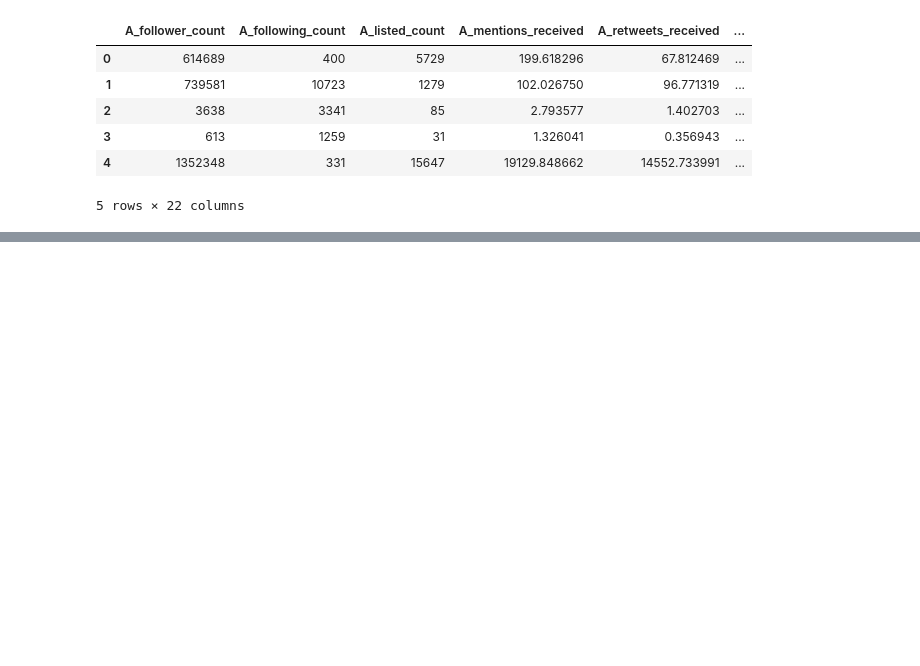
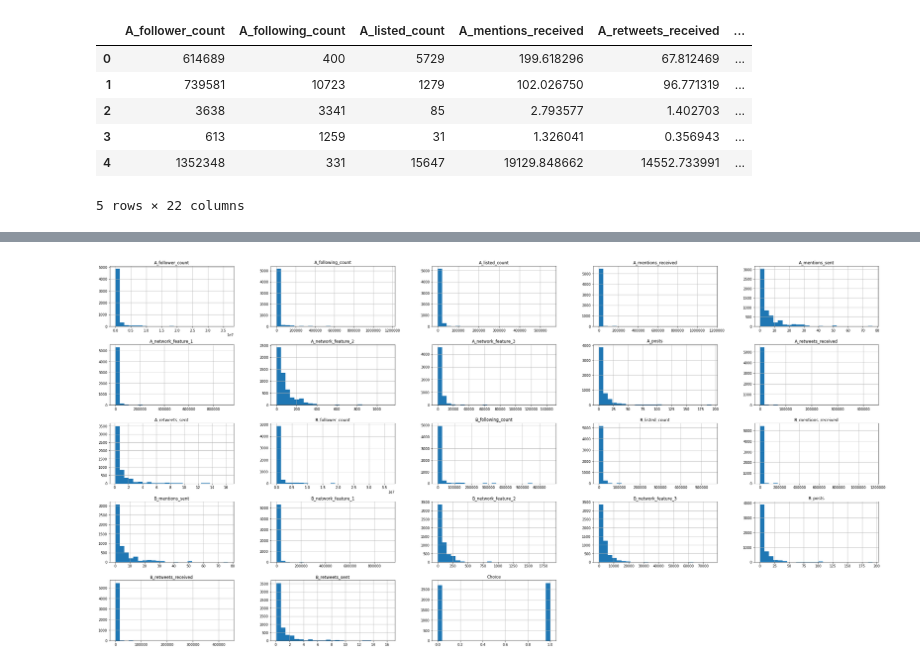
Before and after one commit to JakeTheWise/socialitics, a Jupyter notebook: proj1/q1/q1.ipynb, the cells around one changed output, grey strips where cells are left out. Saved outputs shown, nothing was run; the diff lists cells and outputs as text; code cells hidden in the pictures; blank space fills up the shorter version.

```diff
--- a/proj1/q1/q1.ipynb
+++ b/proj1/q1/q1.ipynb
@@ -1,10 +1,9 @@
 # %%
 import pandas as pd
 from sklearn.model_selection import train_test_split
-test = pd.read_csv('test.csv')
+final_test = pd.read_csv('test.csv')
 train = pd.read_csv('train.csv')
-import matplotlib.pyplot as plt
-plt.rcParams['figure.figsize'] = (20,7)
+#sample_predictions = pd.read_csv('./sample_predictions.csv')
 # %%
 train.head()
 # %% [output]
@@ -66,3 +46,12 @@ Index(['Choice', 'A_follower_count', 'A_following_count', 'A_listed_count',
+# %%
+%matplotlib inline
+import matplotlib
+import matplotlib.pyplot as plt
+train.hist(bins=25, figsize=(40,20))
+# save_fig("attribute_histogram_plots")
+plt.show()
+# %% [output]
+[figure, added]
 # %%
 #label '1' means A is more influential than B.
 #label 0 means B is more influential than A.
```
Also changed, not shown: parts of 22 cells of this notebook.
